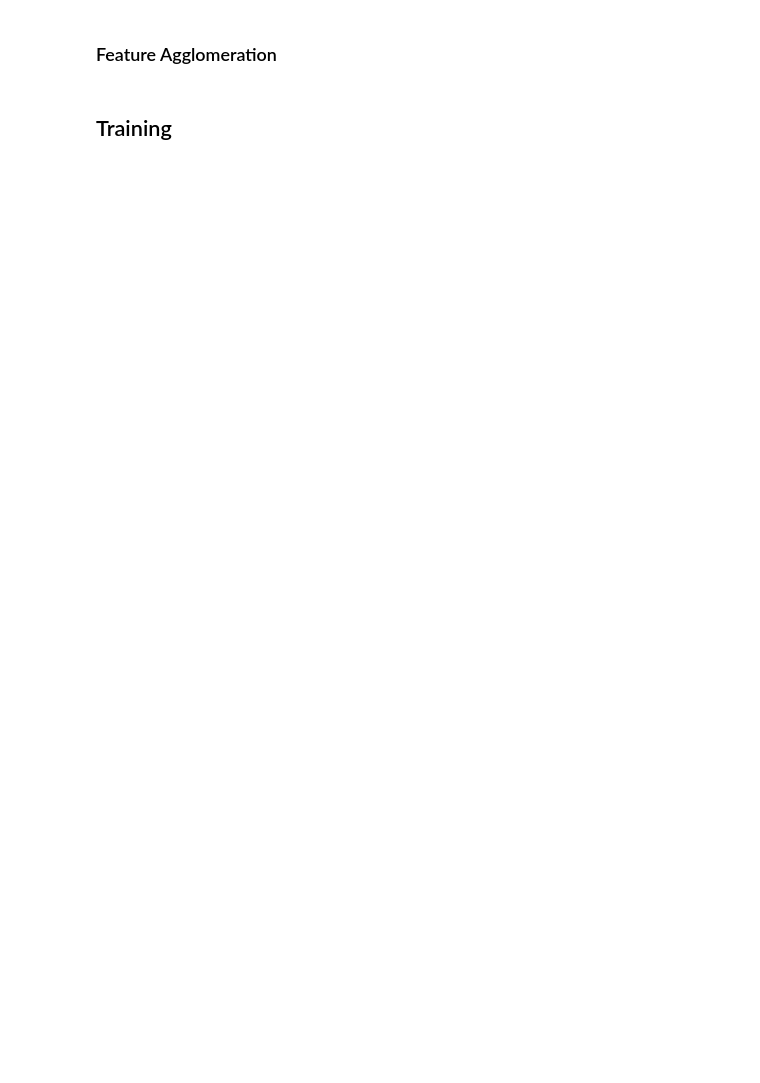
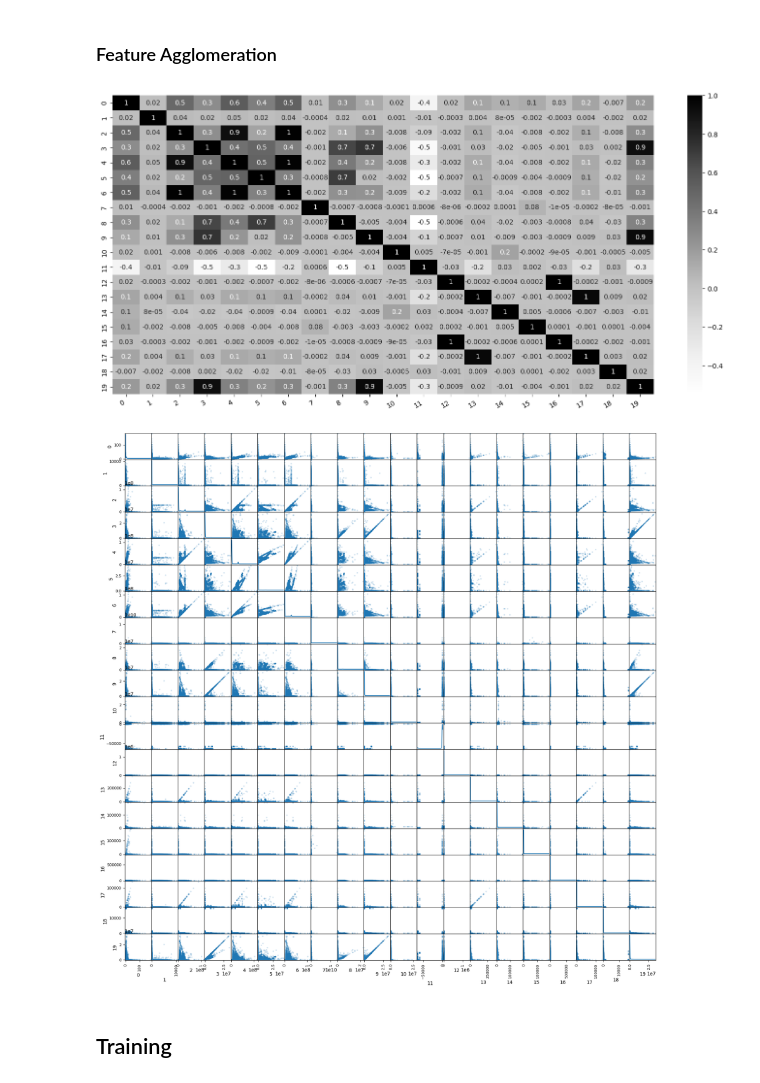
Before and after one commit to parmigggiana/ml-ids, a Jupyter notebook: IDS_CTF.ipynb, the cells around one changed output. Drawn from its saved outputs; the diff is of its cells as text; code cells hidden in the pictures; blank space fills up the shorter version.

```diff
--- a/IDS_CTF.ipynb
+++ b/IDS_CTF.ipynb
@@ -183,10 +235,13 @@ scatter_matrix(pd.DataFrame(X), alpha=0.2, figsize=(20, 20), diagonal="kde")
 # %%
 scaler = RobustScaler()
 scaler.fit(df)
 X = scaler.transform(df)
 
-dimred = FeatureAgglomeration(n_clusters=15)
+dimred = FeatureAgglomeration(n_clusters=20)
 dimred.fit(X)
 X = dimred.transform(X)
-features = dimred.feature_names_in_
-X.shape
+
+visualize_features(X)
+# %% [output]
+[figure, added]
+[figure, added]
```
Also changed, not shown: parts of 26 cells of this notebook.
